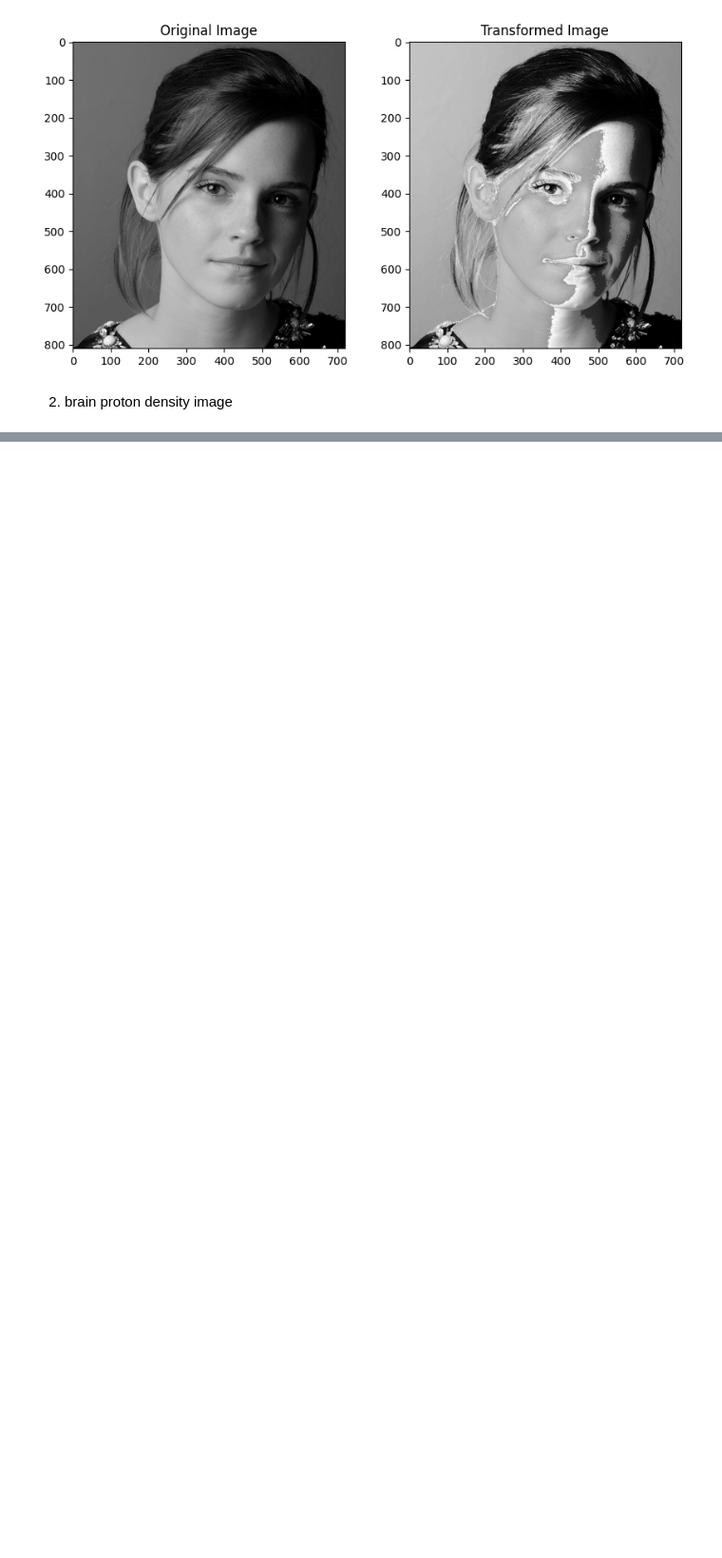
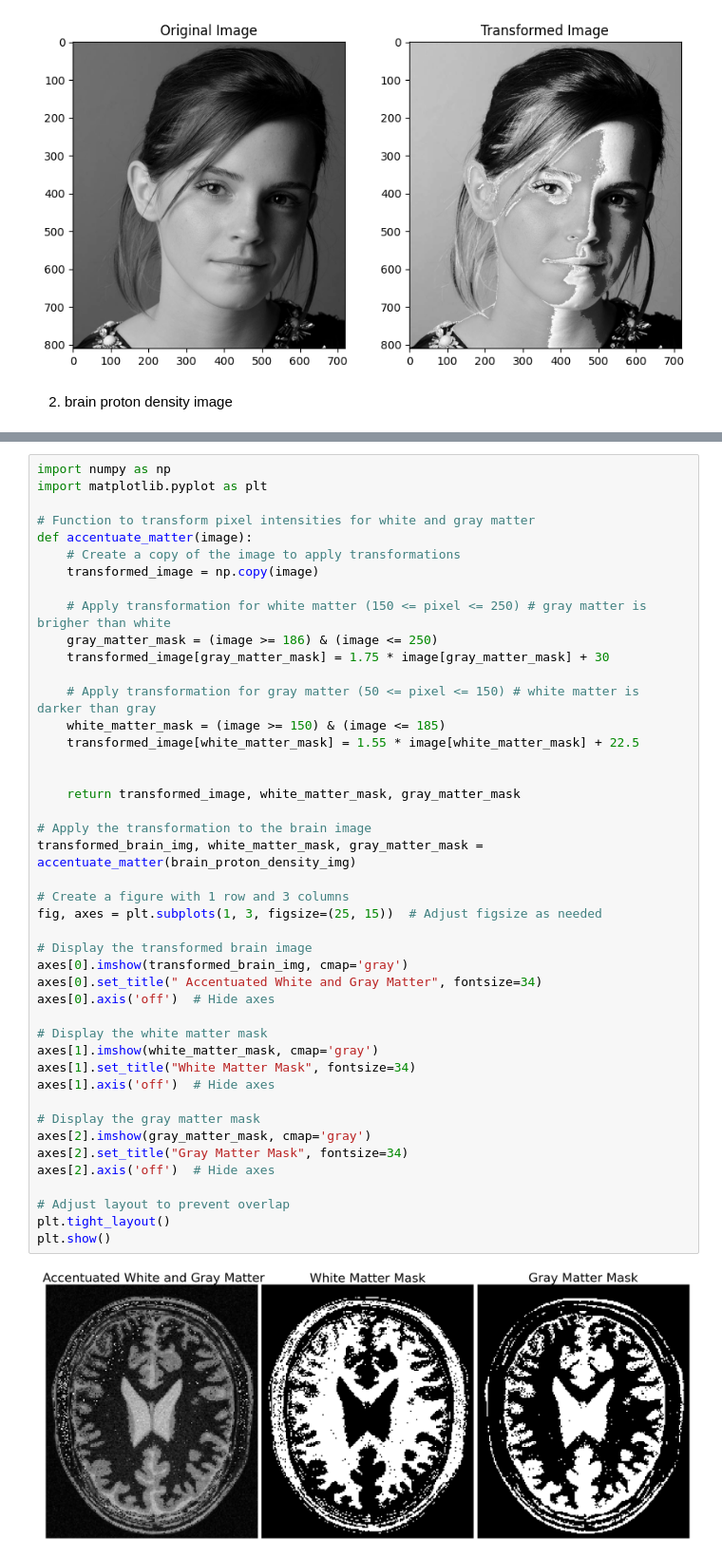
Before and after one commit to RavijaDul/Image_processing_and_machine_vision-_EN3160, a Jupyter notebook: 210152E_a01.ipynb, the cells around one changed output, grey strips where cells are left out. Shown at 95% size. Cells and saved outputs as stored; diff of their text form; blank space fills up the shorter version.

```diff
--- a/210152E_a01.ipynb
+++ b/210152E_a01.ipynb
@@ -61,0 +115,46 @@ plt.show()
+# %%
+import numpy as np
+import matplotlib.pyplot as plt
+
+# Function to transform pixel intensities for white and gray matter
+def accentuate_matter(image):
+    # Create a copy of the image to apply transformations
+    transformed_image = np.copy(image)
+
+    # Apply transformation for white matter (150 <= pixel <= 250) # gray matter is brigher than white
+    gray_matter_mask = (image >= 186) & (image <= 250)
+    transformed_image[gray_matter_mask] = 1.75 * image[gray_matter_mask] + 30
+
+    # Apply transformation for gray matter (50 <= pixel <= 150) # white matter is darker than gray
+    white_matter_mask = (image >= 150) & (image <= 185)
+    transformed_image[white_matter_mask] = 1.55 * image[white_matter_mask] + 22.5
+
+
+    return transformed_image, white_matter_mask, gray_matter_mask
+
+# Apply the transformation to the brain image
+transformed_brain_img, white_matter_mask, gray_matter_mask = accentuate_matter(brain_proton_density_img)
+
+# Create a figure with 1 row and 3 columns
+fig, axes = plt.subplots(1, 3, figsize=(25, 15))  # Adjust figsize as needed
+
+# Display the transformed brain image
+axes[0].imshow(transformed_brain_img, cmap='gray')
+axes[0].set_title(" Accentuated White and Gray Matter", fontsize=34)
+axes[0].axis('off')  # Hide axes
+
+# Display the white matter mask
+axes[1].imshow(white_matter_mask, cmap='gray')
+axes[1].set_title("White Matter Mask", fontsize=34)
+axes[1].axis('off')  # Hide axes
+
+# Display the gray matter mask
+axes[2].imshow(gray_matter_mask, cmap='gray')
+axes[2].set_title("Gray Matter Mask", fontsize=34)
+axes[2].axis('off')  # Hide axes
+
+# Adjust layout to prevent overlap
+plt.tight_layout()
+plt.show()
+# %% [output]
+[figure, added]
```
Also changed, not shown: parts of 5 cells of this notebook.
